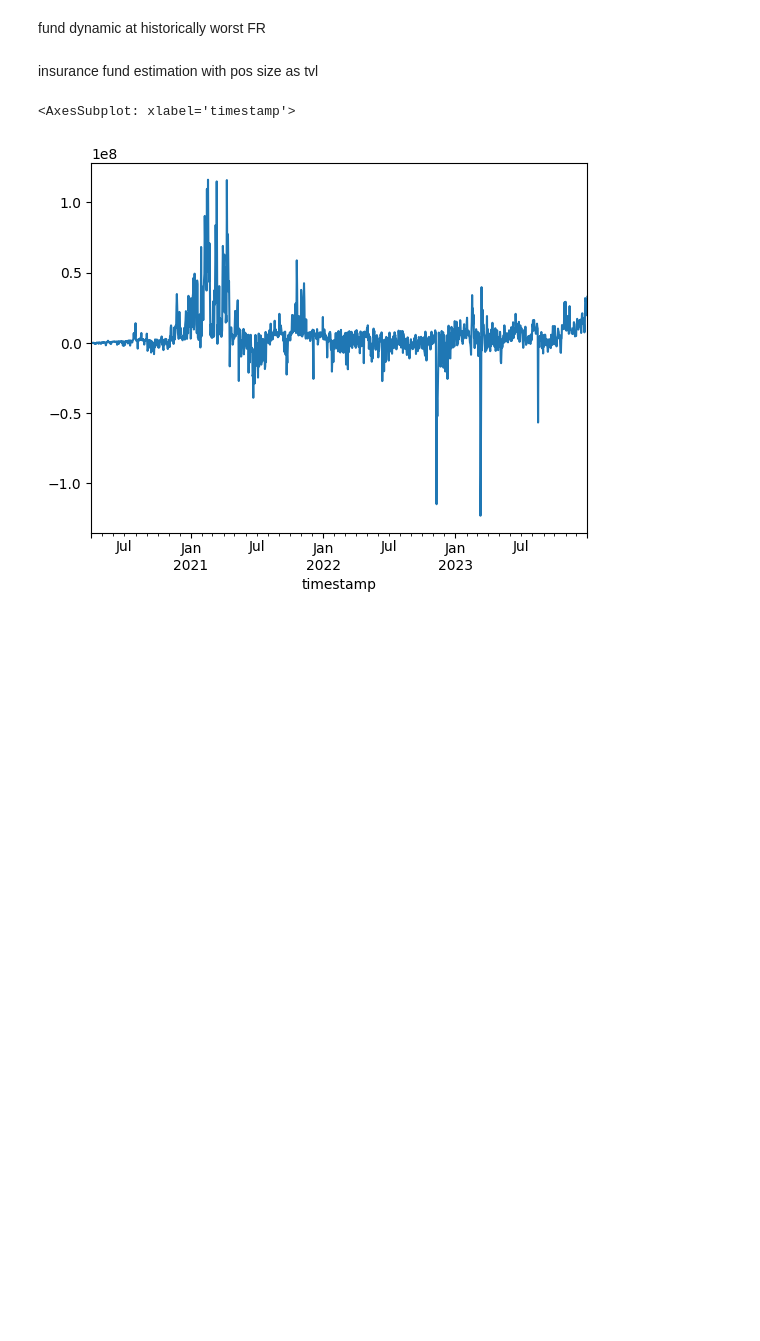
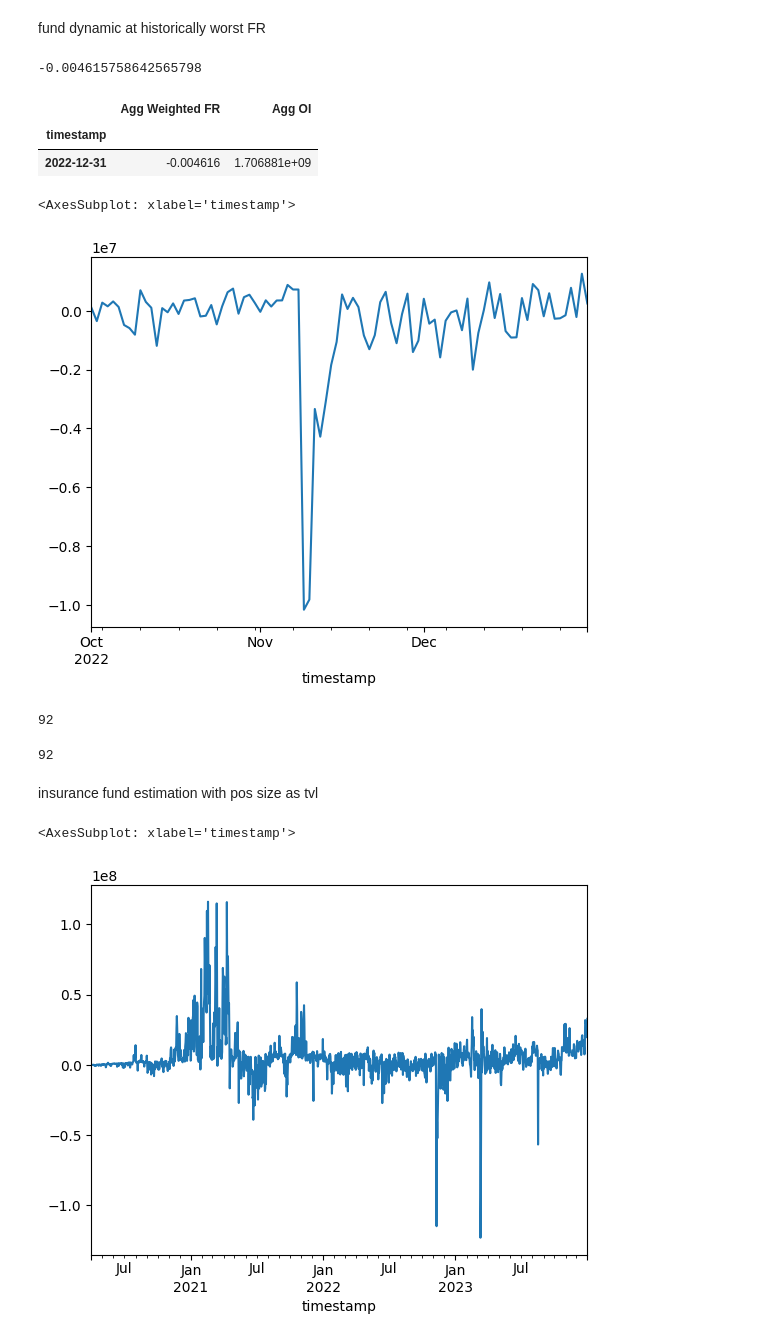
Before and after one commit to immortal16/OpenDeltaDeliverables, a Jupyter notebook: 2_2_simulations.ipynb, the cells around one changed output. Saved outputs shown, nothing was run; the diff lists cells and outputs as text; code cells hidden in the pictures; blank space fills up the shorter version.

Commit message:
added historically worst quarter

```diff
--- a/2_2_simulations.ipynb
+++ b/2_2_simulations.ipynb
@@ -221,0 +226,41 @@ fund dynamic at historically worst FR
+# %%
+min(fr_quarterly['Agg Weighted FR'])
+# %% [output]
+-0.004615758642565798
+# %%
+fr_quarterly[fr_quarterly['Agg Weighted FR'] == min(fr_quarterly['Agg Weighted FR'])]
+# %% [output]
+|  | Agg Weighted FR | Agg OI |
+| timestamp |  |  |
+| 2022-12-31 | -0.004616 | 1.706881e+09 |
+# %%
+fund_data_worst = data.copy().iloc[913:1005]
+
+fund_data_worst['Pos Size'] = fund_data_worst['Agg OI'] * 5e-2
+
+fund_data_worst['Return'] = fund_data_worst['Pos Size'] * fund_data['Agg Weighted FR']
+
+fees = 0.1 * fund_data_worst[f'Pos Size'] * 0.06 / 1e2
+fund_data_worst['Profit'] = fund_data_worst['Return'] - fees
+# %%
+fund_data_worst['Profit'].plot()
+# %% [output]
+<AxesSubplot: xlabel='timestamp'>
+[figure, added]
+# %%
+start_at = fund_data_worst['Pos Size'][0]
+
+days_till_zero = 0
+for pnl in fund_data_worst['Profit']:
+    start_at += pnl
+    days_till_zero += 1
+    if start_at <= 0:
+        break
+
+days_till_zero
+# %% [output]
+92
+# %%
+len(fund_data_worst)
+# %% [output]
+92
```
Also changed, not shown: parts of 11 cells of this notebook.
